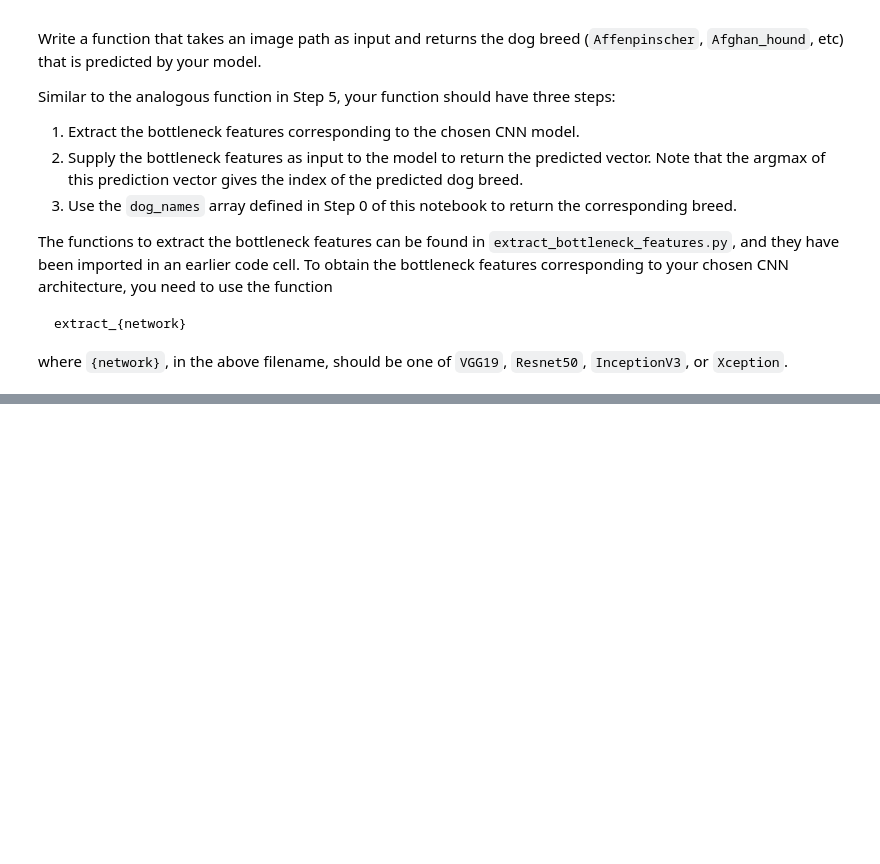
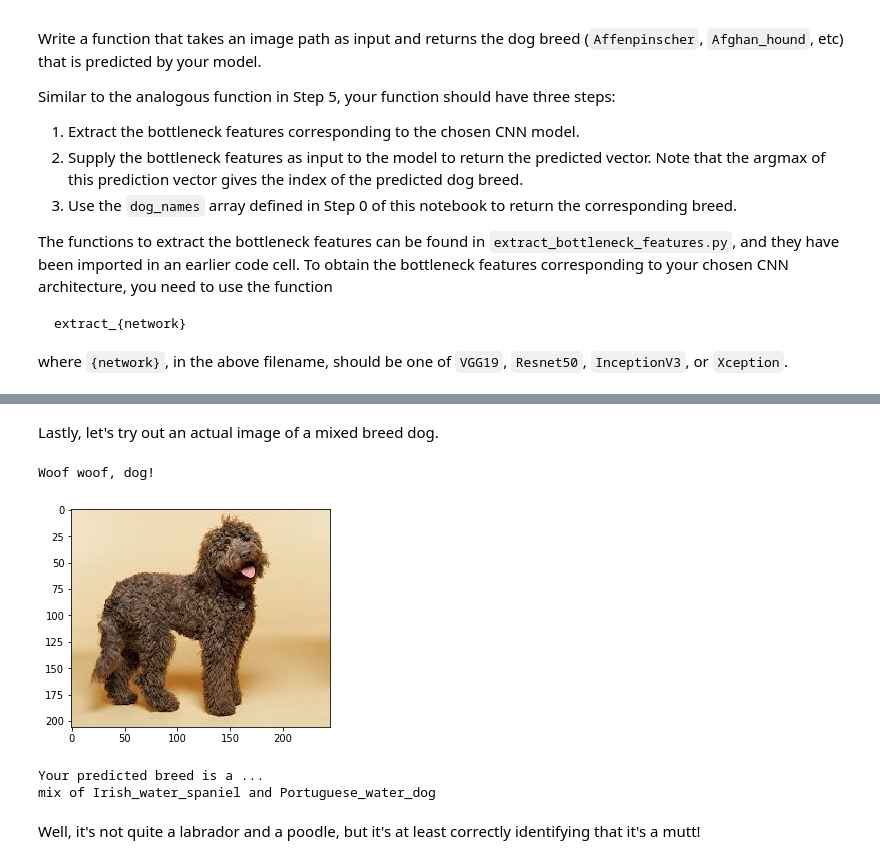
Before and after one commit to mvirgo/DLND-Projects, a Jupyter notebook: dog-project/dog_app.ipynb, the cells around one changed output, grey strips where cells are left out. Drawn from its saved outputs; the diff is of its cells as text; code cells hidden in the pictures; blank space fills up the shorter version.

```diff
--- a/dog-project/dog_app.ipynb
+++ b/dog-project/dog_app.ipynb
@@ -690,0 +869,11 @@ __Answer:__
+# %% [markdown]
+Lastly, let's try out an actual image of a mixed breed dog.
+# %%
+mutt_algorithm('test_images/labradoodle.png')
+# %% [output]
+Woof woof, dog!
+[figure, added]
+Your predicted breed is a ...
+mix of Irish_water_spaniel and Portuguese_water_dog
+# %% [markdown]
+Well, it's not quite a labrador and a poodle, but it's at least correctly identifying that it's a mutt!
```
Also changed, not shown: parts of 25 cells of this notebook, 12 other files.
